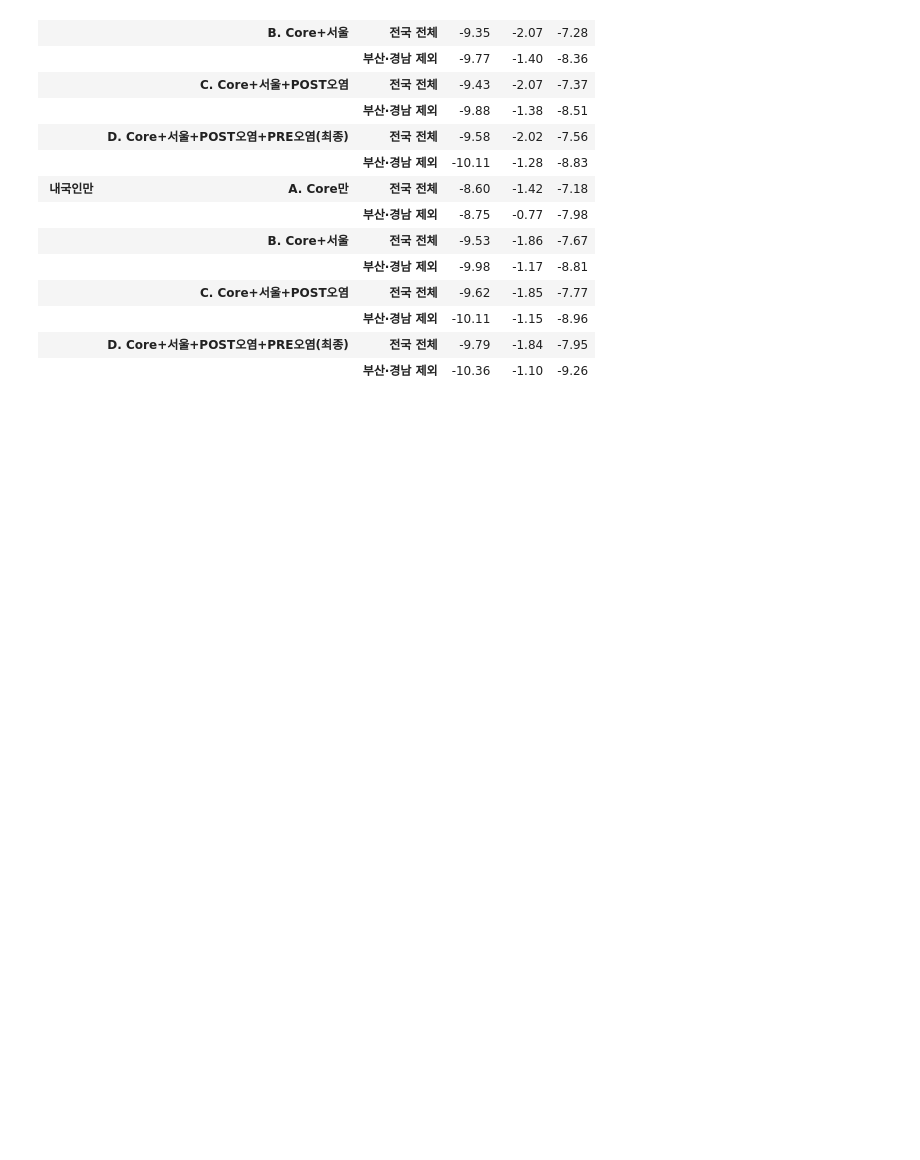
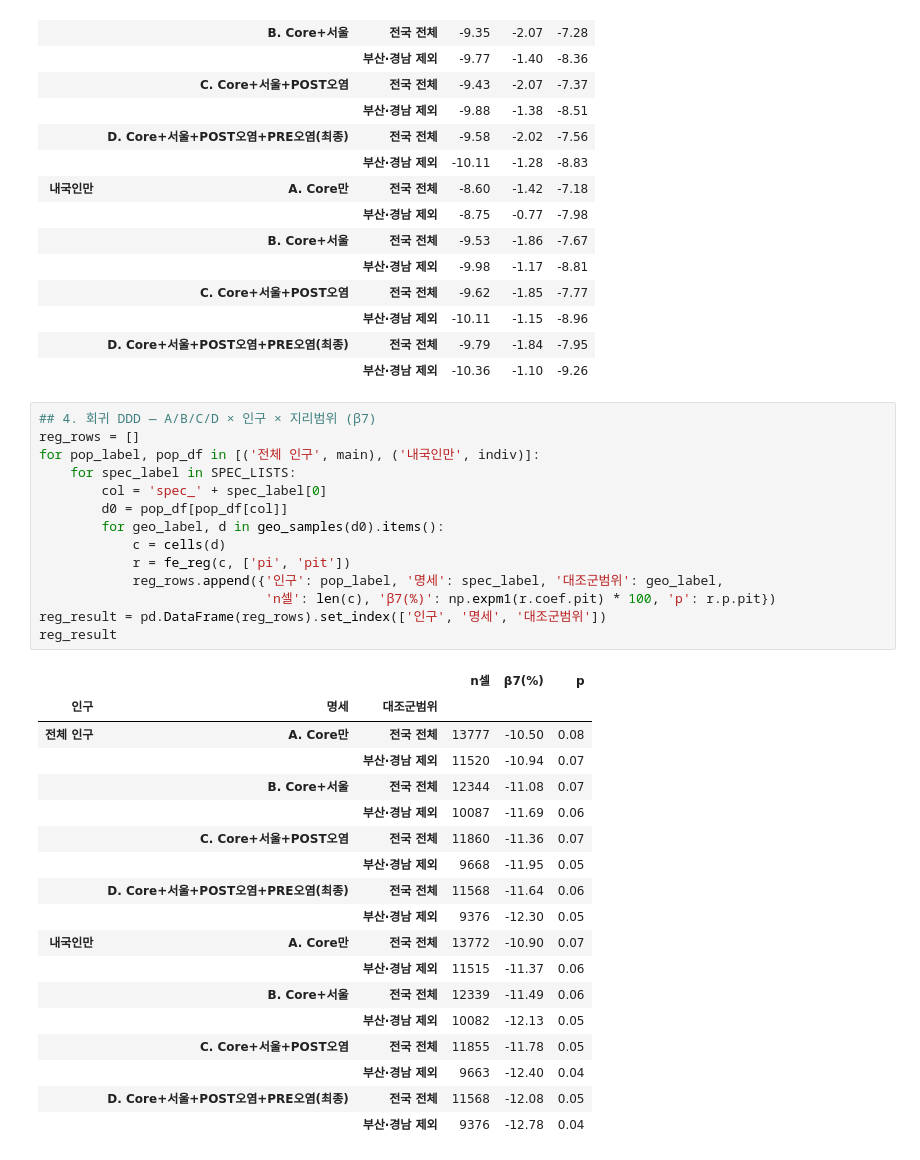
Before and after one commit to Auto-hyun/bccard-contest-2026, a Jupyter notebook: src/13_robust_spec.ipynb, the cells around one changed output. Drawn from its saved outputs; the diff is of its cells as text; blank space fills up the shorter version.

```diff
--- a/src/13_robust_spec.ipynb
+++ b/src/13_robust_spec.ipynb
@@ -268,6 +268,39 @@ manual_result
 |  |  | 부산·경남 제외 | -10.11 | -1.15 | -8.96 |
 |  | D. Core+서울+POST오염+PRE오염(최종) | 전국 전체 | -9.79 | -1.84 | -7.95 |
 |  |  | 부산·경남 제외 | -10.36 | -1.10 | -9.26 |
+# %%
+## 4. 회귀 DDD — A/B/C/D × 인구 × 지리범위 (β7)
+reg_rows = []
+for pop_label, pop_df in [('전체 인구', main), ('내국인만', indiv)]:
+    for spec_label in SPEC_LISTS:
+        col = 'spec_' + spec_label[0]
+        d0 = pop_df[pop_df[col]]
+        for geo_label, d in geo_samples(d0).items():
+            c = cells(d)
+            r = fe_reg(c, ['pi', 'pit'])
+            reg_rows.append({'인구': pop_label, '명세': spec_label, '대조군범위': geo_label,
+                             'n셀': len(c), 'β7(%)': np.expm1(r.coef.pit) * 100, 'p': r.p.pit})
+reg_result = pd.DataFrame(reg_rows).set_index(['인구', '명세', '대조군범위'])
+reg_result
+# %% [output]
+|  |  |  | n셀 | β7(%) | p |
+| 인구 | 명세 | 대조군범위 |  |  |  |
+| 전체 인구 | A. Core만 | 전국 전체 | 13777 | -10.50 | 0.08 |
+|  |  | 부산·경남 제외 | 11520 | -10.94 | 0.07 |
+|  | B. Core+서울 | 전국 전체 | 12344 | -11.08 | 0.07 |
+|  |  | 부산·경남 제외 | 10087 | -11.69 | 0.06 |
+|  | C. Core+서울+POST오염 | 전국 전체 | 11860 | -11.36 | 0.07 |
+|  |  | 부산·경남 제외 | 9668 | -11.95 | 0.05 |
+|  | D. Core+서울+POST오염+PRE오염(최종) | 전국 전체 | 11568 | -11.64 | 0.06 |
+|  |  | 부산·경남 제외 | 9376 | -12.30 | 0.05 |
+| 내국인만 | A. Core만 | 전국 전체 | 13772 | -10.90 | 0.07 |
+|  |  | 부산·경남 제외 | 11515 | -11.37 | 0.06 |
+|  | B. Core+서울 | 전국 전체 | 12339 | -11.49 | 0.06 |
+|  |  | 부산·경남 제외 | 10082 | -12.13 | 0.05 |
+|  | C. Core+서울+POST오염 | 전국 전체 | 11855 | -11.78 | 0.05 |
+|  |  | 부산·경남 제외 | 9663 | -12.40 | 0.04 |
+|  | D. Core+서울+POST오염+PRE오염(최종) | 전국 전체 | 11568 | -12.08 | 0.05 |
+|  |  | 부산·경남 제외 | 9376 | -12.78 | 0.04 |
 # %%
 ## 5. 시각화 — A→B→C→D 진행에 따른 β7 추이 (내국인, 지리범위별)
 import matplotlib.pyplot as plt, matplotlib as mpl
```
Also changed, not shown: parts of 2 cells of this notebook, 17 other files.
